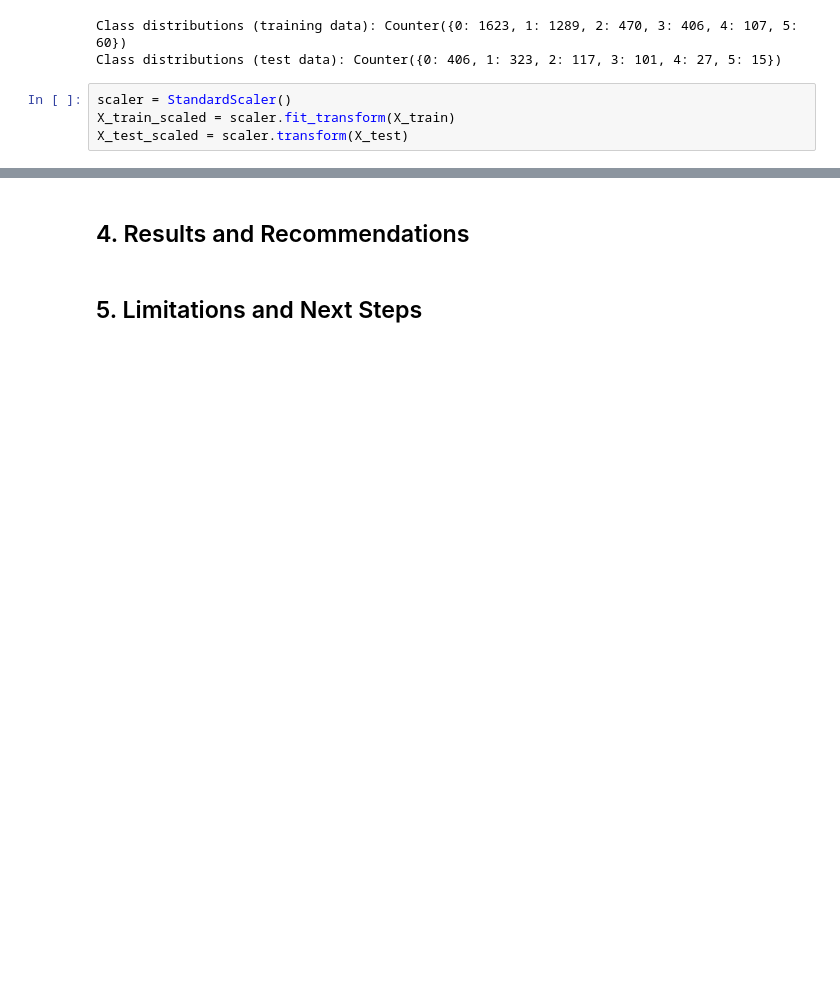
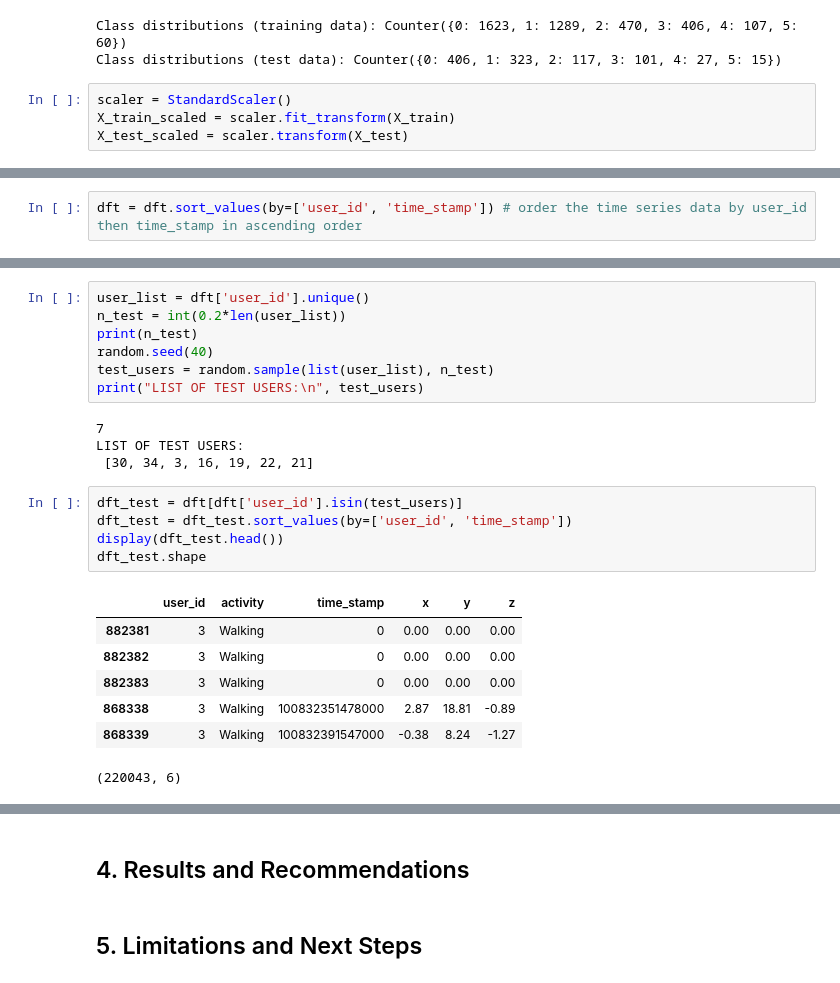
Before and after one commit to setare92-ha/activity_recognition_project, a Jupyter notebook: main.ipynb, the cells around one changed output, grey strips where cells are left out. Saved outputs shown, nothing was run; the diff lists cells and outputs as text; blank space fills up the shorter version.

```diff
--- a/main.ipynb
+++ b/main.ipynb
@@ -299,0 +374,2 @@ We have successfully reproduced the results for Logistic Regression in the origi
+# %%
+dft = dft.sort_values(by=['user_id', 'time_stamp']) # order the time series data by user_id then time_stamp in ascending order
@@ -299,0 +386,24 @@ We have successfully reproduced the results for Logistic Regression in the origi
+# %%
+user_list = dft['user_id'].unique()
+n_test = int(0.2*len(user_list))
+print(n_test)
+random.seed(40)
+test_users = random.sample(list(user_list), n_test)
+print("LIST OF TEST USERS:\n", test_users)
+# %% [output]
+7
+LIST OF TEST USERS:
+ [30, 34, 3, 16, 19, 22, 21]
+# %%
+dft_test = dft[dft['user_id'].isin(test_users)]
+dft_test = dft_test.sort_values(by=['user_id', 'time_stamp'])
+display(dft_test.head())
+dft_test.shape
+# %% [output]
+|  | user_id | activity | time_stamp | x | y | z |
+| 882381 | 3 | Walking | 0 | 0.00 | 0.00 | 0.00 |
+| 882382 | 3 | Walking | 0 | 0.00 | 0.00 | 0.00 |
+| 882383 | 3 | Walking | 0 | 0.00 | 0.00 | 0.00 |
+| 868338 | 3 | Walking | 100832351478000 | 2.87 | 18.81 | -0.89 |
+| 868339 | 3 | Walking | 100832391547000 | -0.38 | 8.24 | -1.27 |
+(220043, 6)
```
Also changed, not shown: parts of 24 cells of this notebook, 2 other files.
